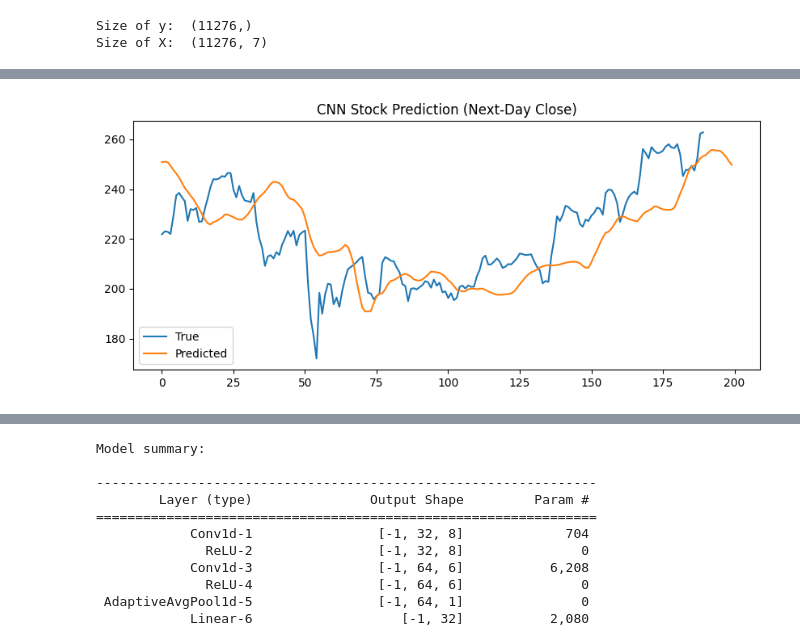
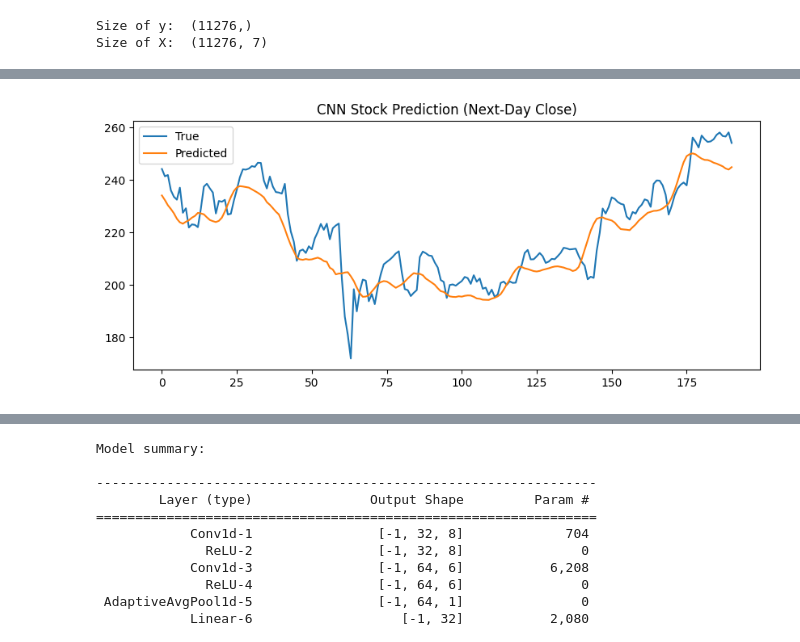
Before and after one commit to Connor1208/git-basics-activity, a Jupyter notebook: MTH3230_Assignment3_CNN.ipynb, the cells around one changed output, grey strips where cells are left out. Drawn from its saved outputs; the diff is of its cells as text; code cells hidden in the pictures.

```diff
--- a/MTH3230_Assignment3_CNN.ipynb
+++ b/MTH3230_Assignment3_CNN.ipynb
@@ -168,8 +168,8 @@ print(f"Test MSE: {mse:.4f}")
 # --- Plot predictions ---
 import matplotlib.pyplot as plt
 plt.figure(figsize=(10,4))
-plt.plot(y_true[-200:-10], label='True')
-plt.plot(preds[-200+10:], label='Predicted')
+plt.plot(y_true[-200:-9], label='True')
+plt.plot(preds[-200+9:], label='Predicted')
 plt.legend()
 plt.title("CNN Stock Prediction (Next-Day Close)")
 plt.show()
@@ -194 +194 @@ Test MSE: 30.2980
-[figure, old version]
+[figure, new version]
```
Also changed, not shown: parts of 10 cells of this notebook.
